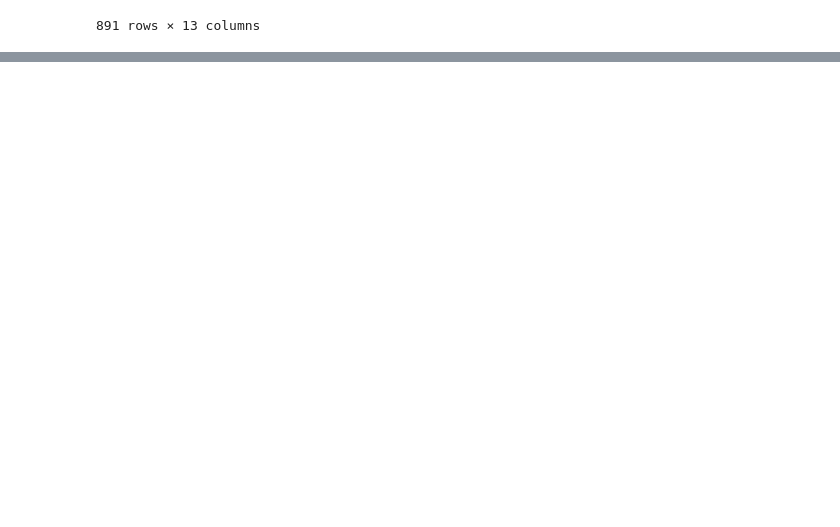
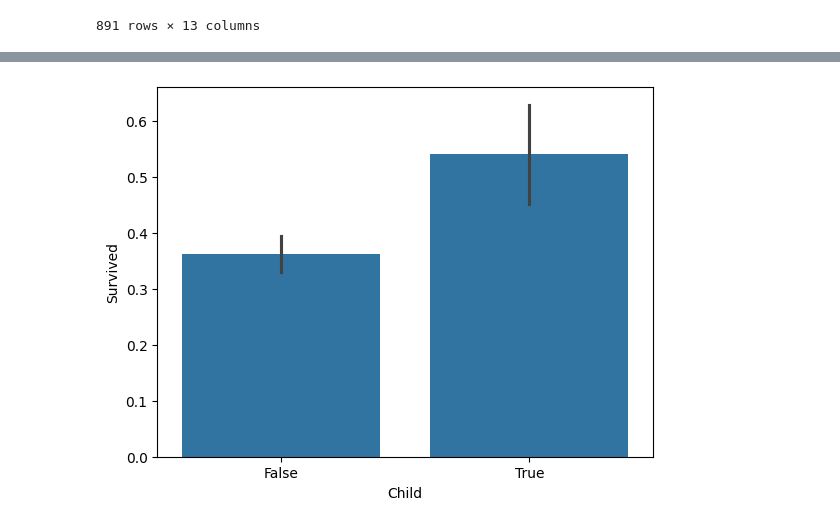
Before and after one commit to WojciechDzimira/kodilla-modu-8, a Jupyter notebook: titanic.ipynb, the cells around one changed output, grey strips where cells are left out. Cells and saved outputs as stored; diff of their text form; code cells hidden in the pictures; blank space fills up the shorter version.

```diff
--- a/titanic.ipynb
+++ b/titanic.ipynb
@@ -130,0 +240,6 @@ titanic_train_prepared
+# %%
+titanic_train_prepared['Child'] = titanic_train_prepared['Age'] < 18
+sns.barplot(x='Child', y='Survived', data=titanic_train_prepared)
+plt.show()
+# %% [output]
+[figure, added]
```
Also changed, not shown: parts of 14 cells of this notebook.
